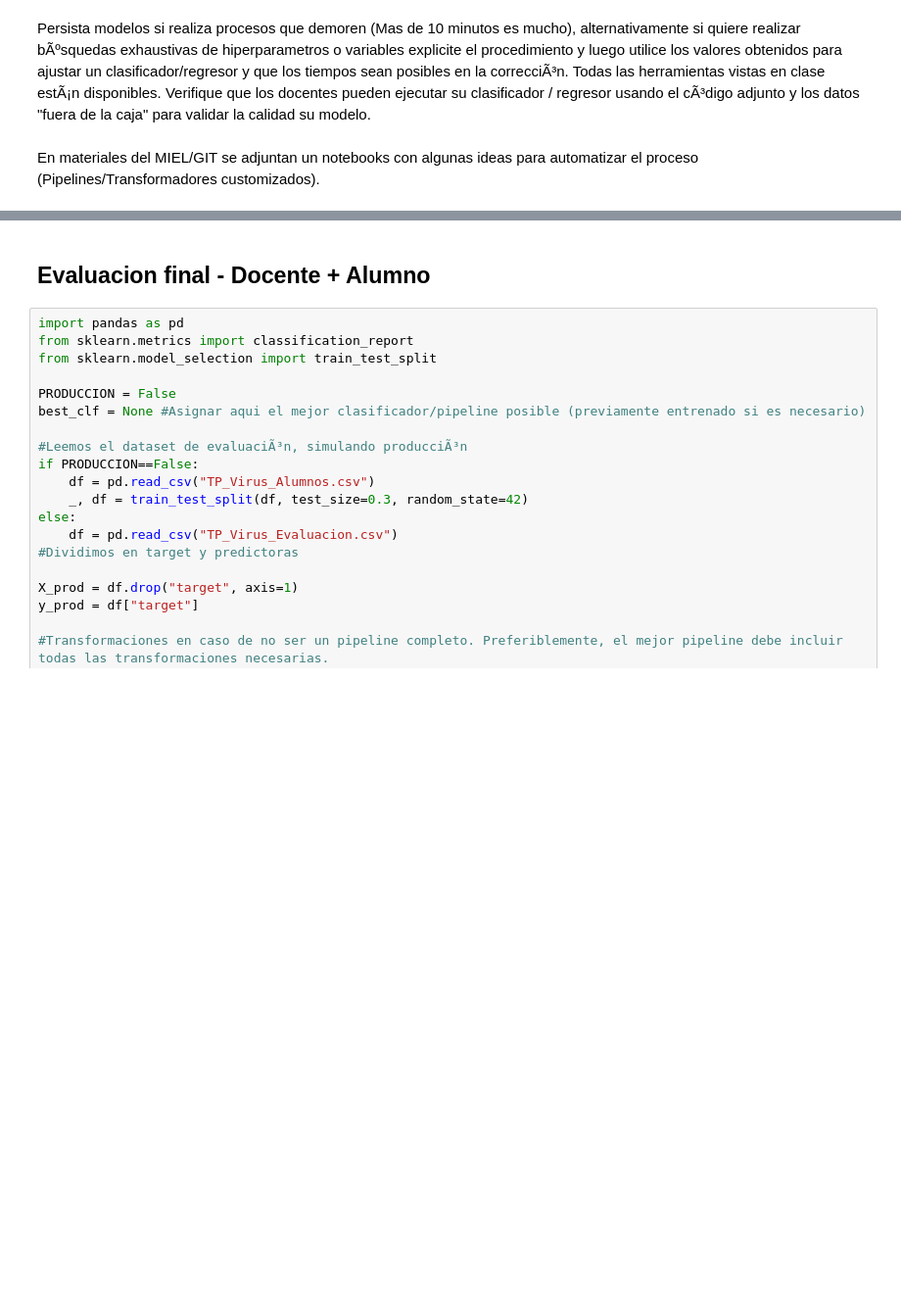
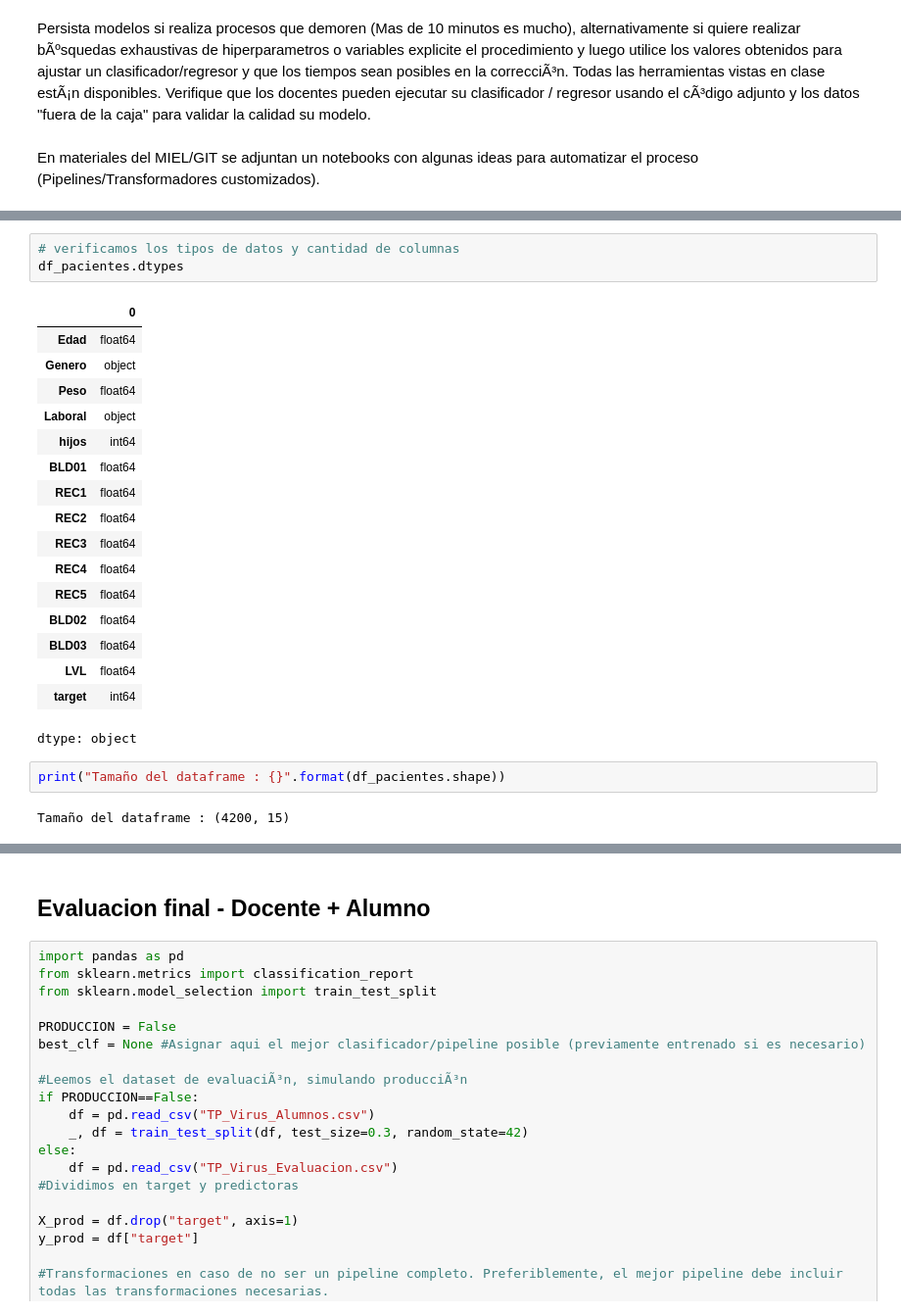
Before and after one commit to miroagustin/CienciaDeDatos1Q2025, a Jupyter notebook: ParcialTP1C-2025.ipynb, the cells around one changed output, grey strips where cells are left out. Shown: that part at 98% size. Saved outputs shown, nothing was run; the diff lists cells and outputs as text; blank space fills up the shorter version.

```diff
--- a/ParcialTP1C-2025.ipynb
+++ b/ParcialTP1C-2025.ipynb
@@ -37,0 +69,25 @@ En materiales del MIEL/GIT se adjuntan un notebooks con algunas ideas para autom
+# %%
+# verificamos los tipos de datos y cantidad de columnas
+df_pacientes.dtypes
+# %% [output]
+|  | 0 |
+| Edad | float64 |
+| Genero | object |
+| Peso | float64 |
+| Laboral | object |
+| hijos | int64 |
+| BLD01 | float64 |
+| REC1 | float64 |
+| REC2 | float64 |
+| REC3 | float64 |
+| REC4 | float64 |
+| REC5 | float64 |
+| BLD02 | float64 |
+| BLD03 | float64 |
+| LVL | float64 |
+| target | int64 |
+dtype: object
+# %%
+print("Tamaño del dataframe : {}".format(df_pacientes.shape))
+# %% [output]
+Tamaño del dataframe : (4200, 15)
```
Also changed, not shown: parts of 8 cells of this notebook.
